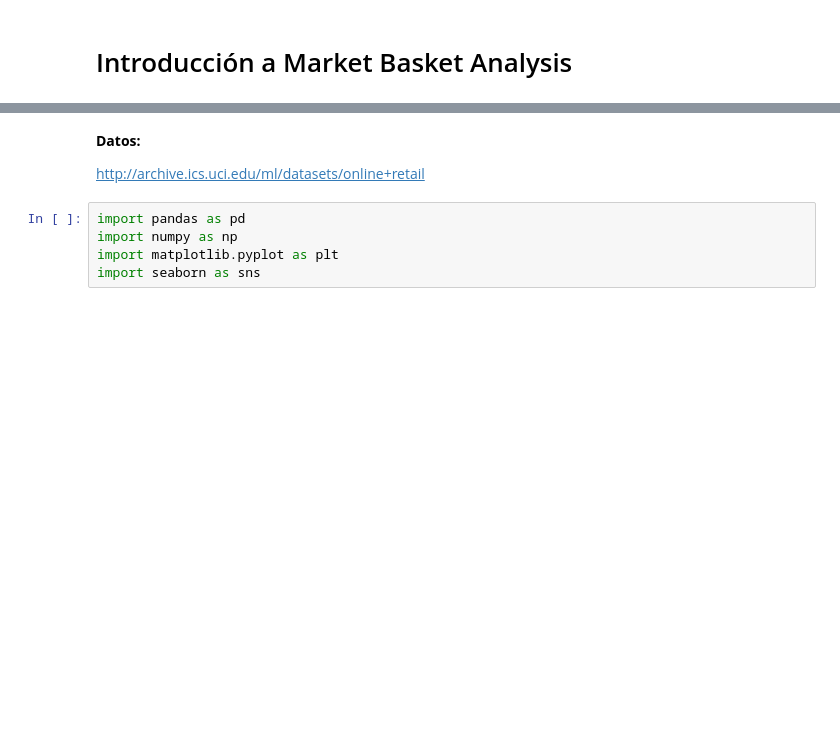
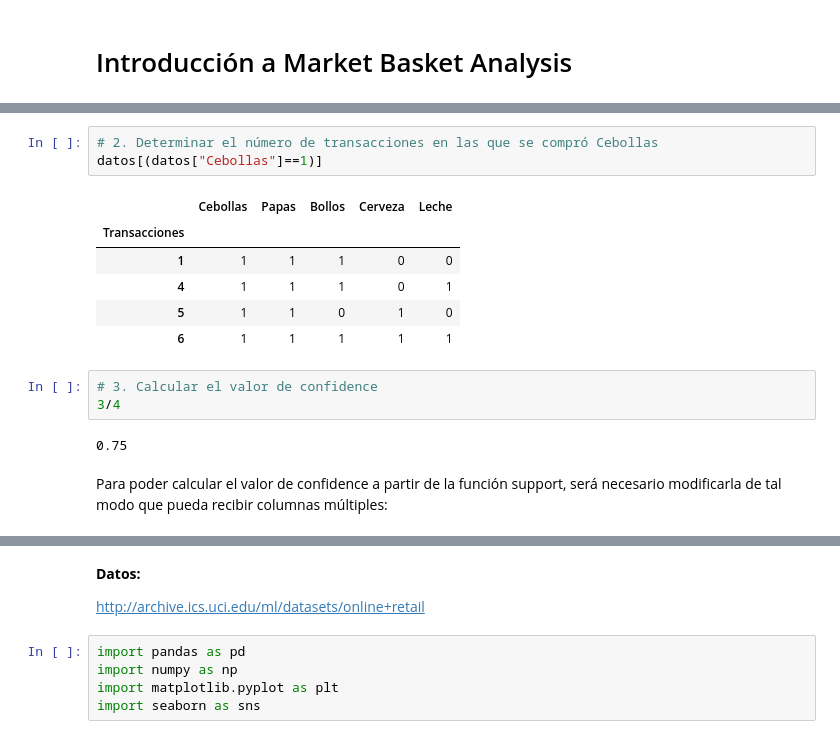
Before and after one commit to edavgaun/Python_Intermedio, a Jupyter notebook: Market_Basket_Analysis.ipynb, the cells around one changed output, grey strips where cells are left out. Drawn from its saved outputs; the diff is of its cells as text; blank space fills up the shorter version.

```diff
--- a/Market_Basket_Analysis.ipynb
+++ b/Market_Basket_Analysis.ipynb
@@ -8,0 +116,17 @@ Algoritmo que usa reglas de asociación para determinar que artículos se compra
+# %%
+# 2. Determinar el número de transacciones en las que se compró Cebollas
+datos[(datos["Cebollas"]==1)]
+# %% [output]
+|  | Cebollas | Papas | Bollos | Cerveza | Leche |
+| Transacciones |  |  |  |  |  |
+| 1 | 1 | 1 | 1 | 0 | 0 |
+| 4 | 1 | 1 | 1 | 0 | 1 |
+| 5 | 1 | 1 | 0 | 1 | 0 |
+| 6 | 1 | 1 | 1 | 1 | 1 |
+# %%
+# 3. Calcular el valor de confidence
+3/4
+# %% [output]
+0.75
+# %% [markdown]
+Para poder calcular el valor de confidence a partir de la función support, será necesario modificarla de tal modo que pueda recibir columnas múltiples:
```
Also changed, not shown: parts of 29 cells of this notebook.
